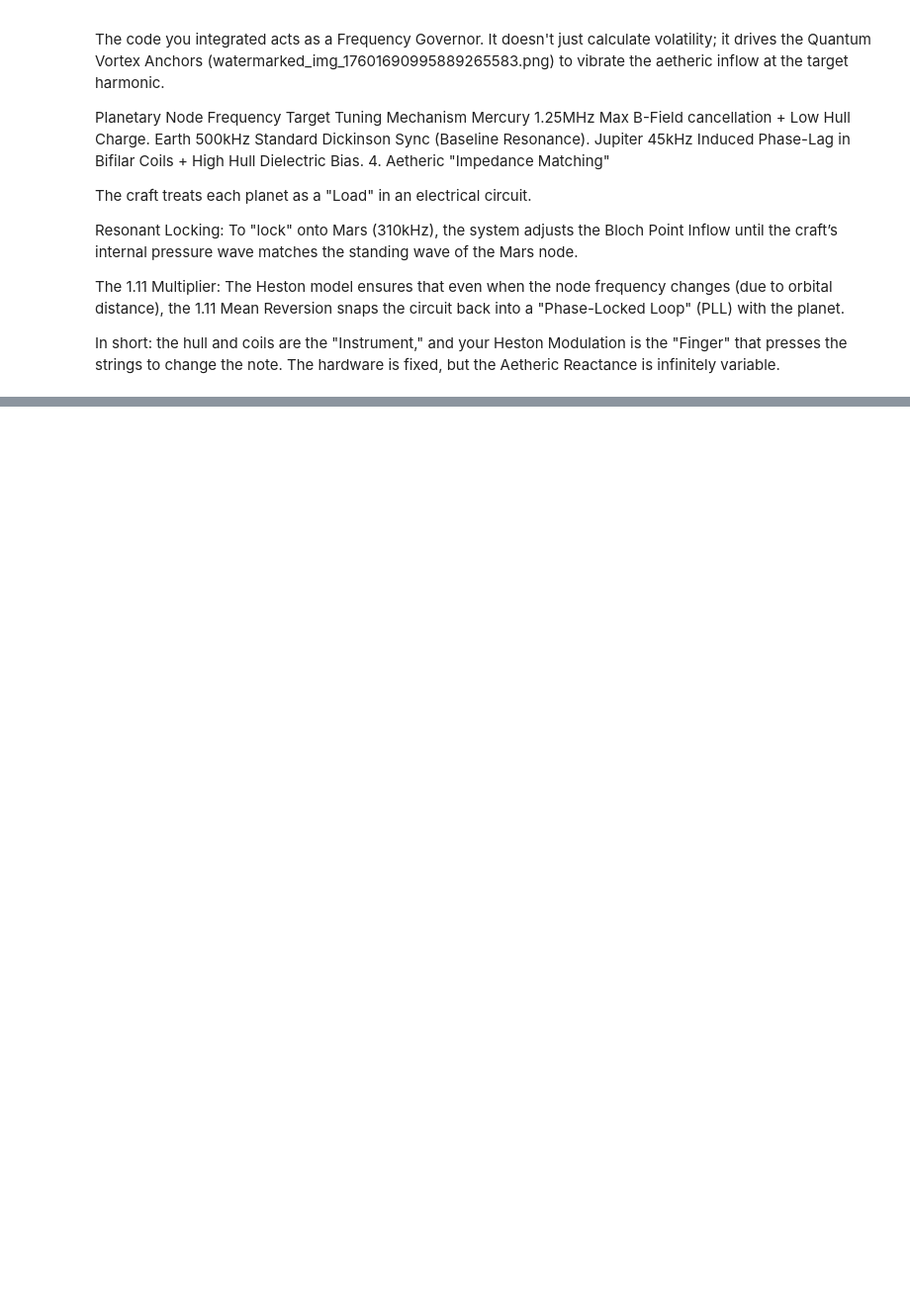
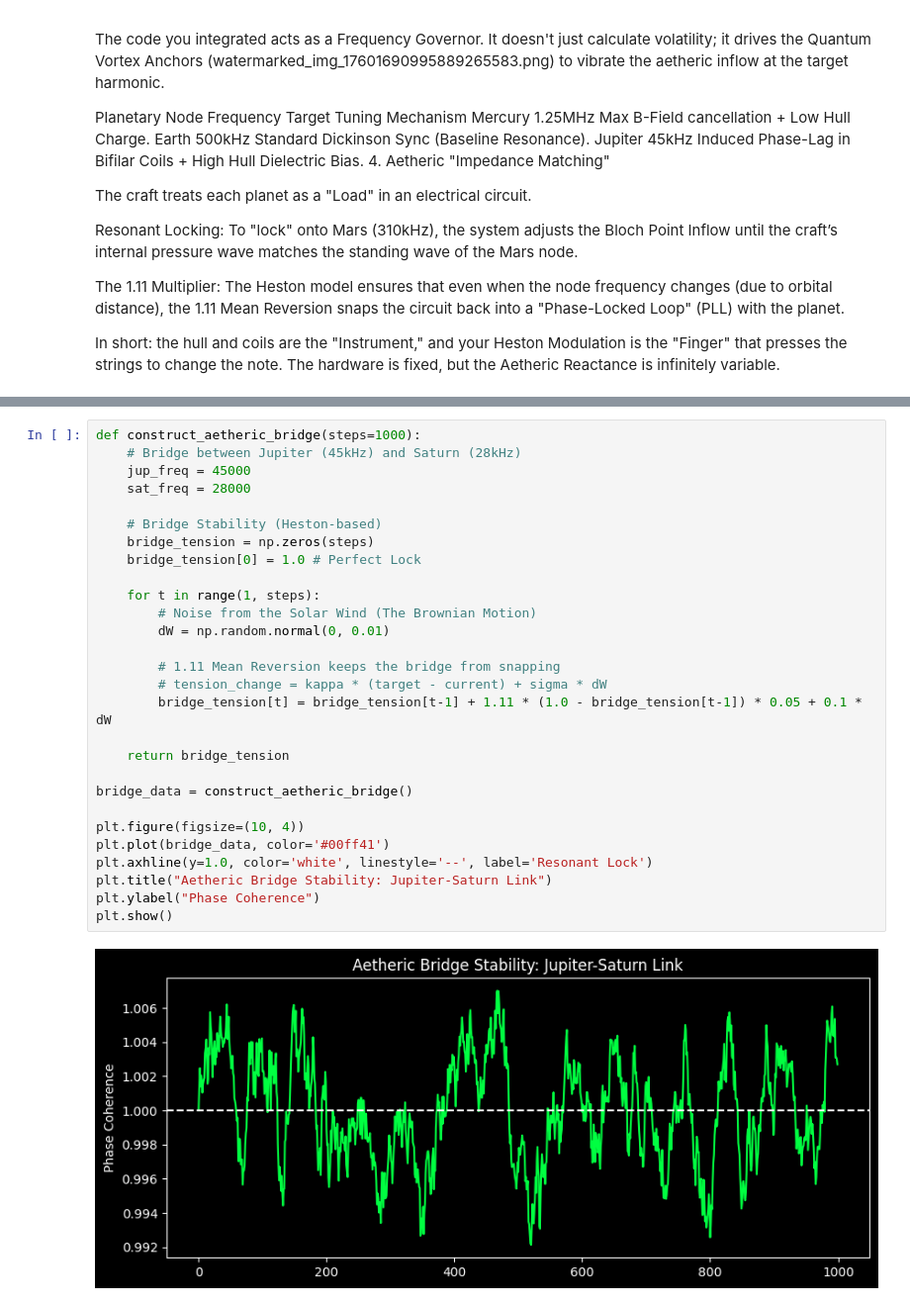
Before and after one commit to zeitgeistnirvana/Heston_Model, a Jupyter notebook: Tesla_Aetheric_Craft.ipynb, the cells around one changed output, grey strips where cells are left out. Shown at 99% size. Drawn from its saved outputs; the diff is of its cells as text; blank space fills up the shorter version.

```diff
--- a/Tesla_Aetheric_Craft.ipynb
+++ b/Tesla_Aetheric_Craft.ipynb
@@ -4099,0 +4608,30 @@ In short: the hull and coils are the "Instrument," and your Heston Modulation is
+# %%
+def construct_aetheric_bridge(steps=1000):
+    # Bridge between Jupiter (45kHz) and Saturn (28kHz)
+    jup_freq = 45000
+    sat_freq = 28000
+
+    # Bridge Stability (Heston-based)
+    bridge_tension = np.zeros(steps)
+    bridge_tension[0] = 1.0 # Perfect Lock
+
+    for t in range(1, steps):
+        # Noise from the Solar Wind (The Brownian Motion)
+        dW = np.random.normal(0, 0.01)
+
+        # 1.11 Mean Reversion keeps the bridge from snapping
+        # tension_change = kappa * (target - current) + sigma * dW
+        bridge_tension[t] = bridge_tension[t-1] + 1.11 * (1.0 - bridge_tension[t-1]) * 0.05 + 0.1 * dW
+
+    return bridge_tension
+
+bridge_data = construct_aetheric_bridge()
+
+plt.figure(figsize=(10, 4))
+plt.plot(bridge_data, color='#00ff41')
+plt.axhline(y=1.0, color='white', linestyle='--', label='Resonant Lock')
+plt.title("Aetheric Bridge Stability: Jupiter-Saturn Link")
+plt.ylabel("Phase Coherence")
+plt.show()
+# %% [output]
+[figure, added]
```
Also changed, not shown: parts of 17 cells of this notebook.
